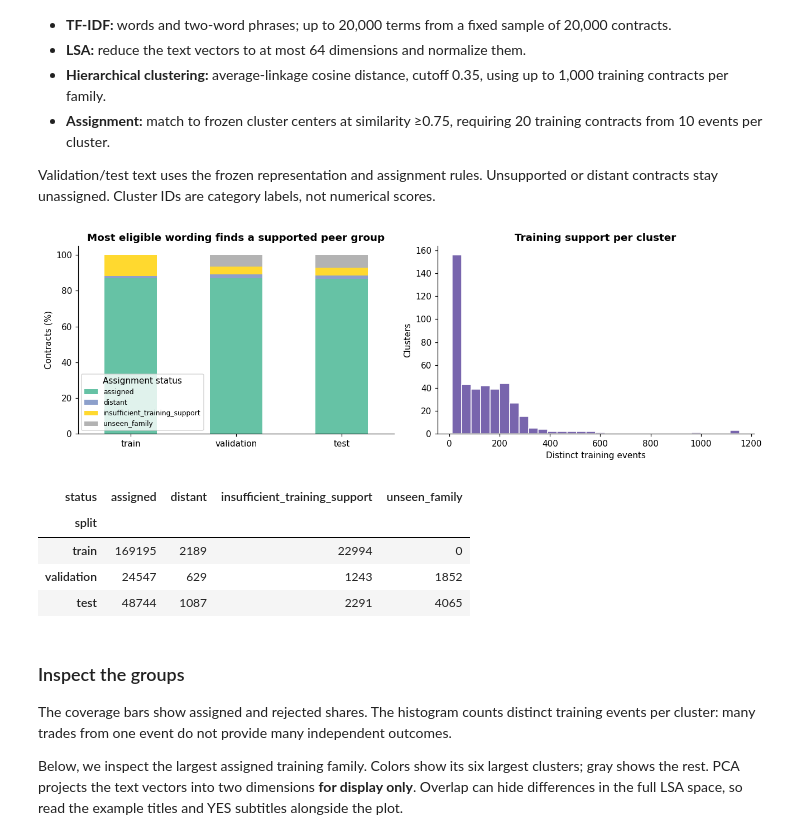
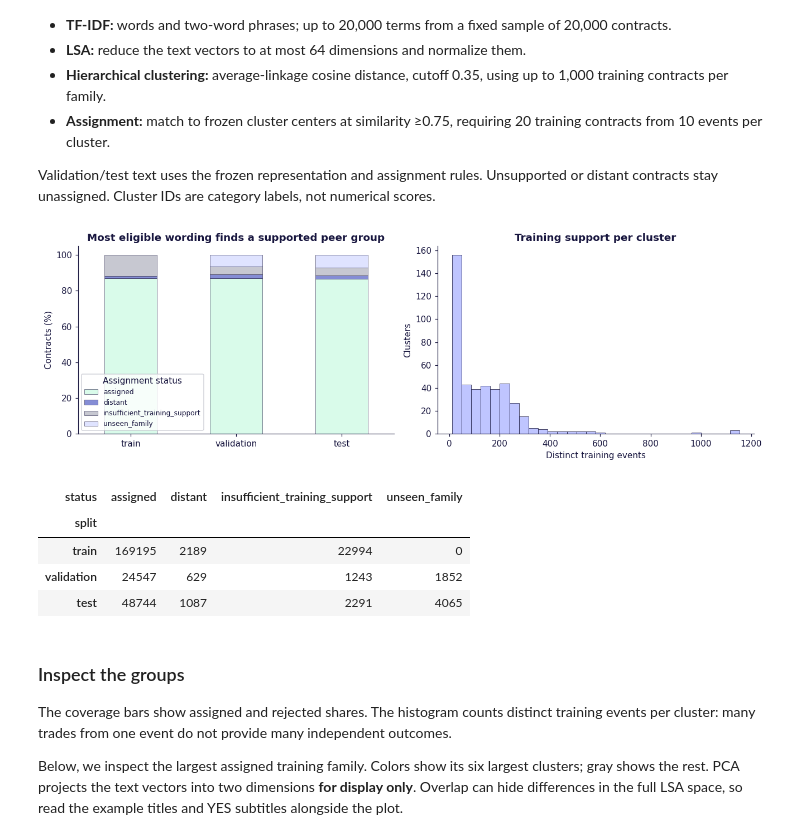
Before and after one commit to KyleNicarry/DS-340W-Group-Project, a Jupyter notebook: extension/notebooks/main.ipynb, the cells around one changed output. Saved outputs shown, nothing was run; the diff lists cells and outputs as text; code cells hidden in the pictures.

```diff
--- a/extension/notebooks/main.ipynb
+++ b/extension/notebooks/main.ipynb
@@ -394,41 +455,44 @@ coverage_pct.plot.bar(
     stacked=True,
     ax=axes[0],
     rot=0,
-    colormap="Set2",
+    color=[STATUS_COLORS[status] for status in coverage.columns],
+    edgecolor=PALETTE["navy"],
+    linewidth=0.35,
 )
 axes[0].set(
     title="Most eligible wording finds a supported peer group",
     ylabel="Contracts (%)",
     xlabel="",
 )
 axes[0].legend(title="Assignment status", fontsize=8)
 training_groups = (
     assignments.query("split == 'train' and status == 'assigned'")
     .groupby(
         "cluster",
     )
     .agg(
         contracts=("ticker", "nunique"),
         events=("event_ticker", "nunique"),
     )
 )
 axes[1].hist(
     training_groups.events,
     bins=30,
-    color="#7865ad",
-    edgecolor="white",
+    color=PALETTE["lavender"],
+    edgecolor=PALETTE["navy"],
+    linewidth=0.5,
 )
 axes[1].set(
     title="Training support per cluster",
     xlabel="Distinct training events",
     ylabel="Clusters",
 )
 
 show_figure("03_group_coverage")
 display(coverage)
 training_groups.to_csv(OUTPUT / "clustering_training_support.csv")
 # %% [output]
-[figure, old version]
+[figure, new version]
 | status | assigned | distant | insufficient_training_support | unseen_family |
 | split |  |  |  |  |
 | train | 169195 | 2189 | 22994 | 0 |
```
Also changed, not shown: parts of 14 cells of this notebook.
